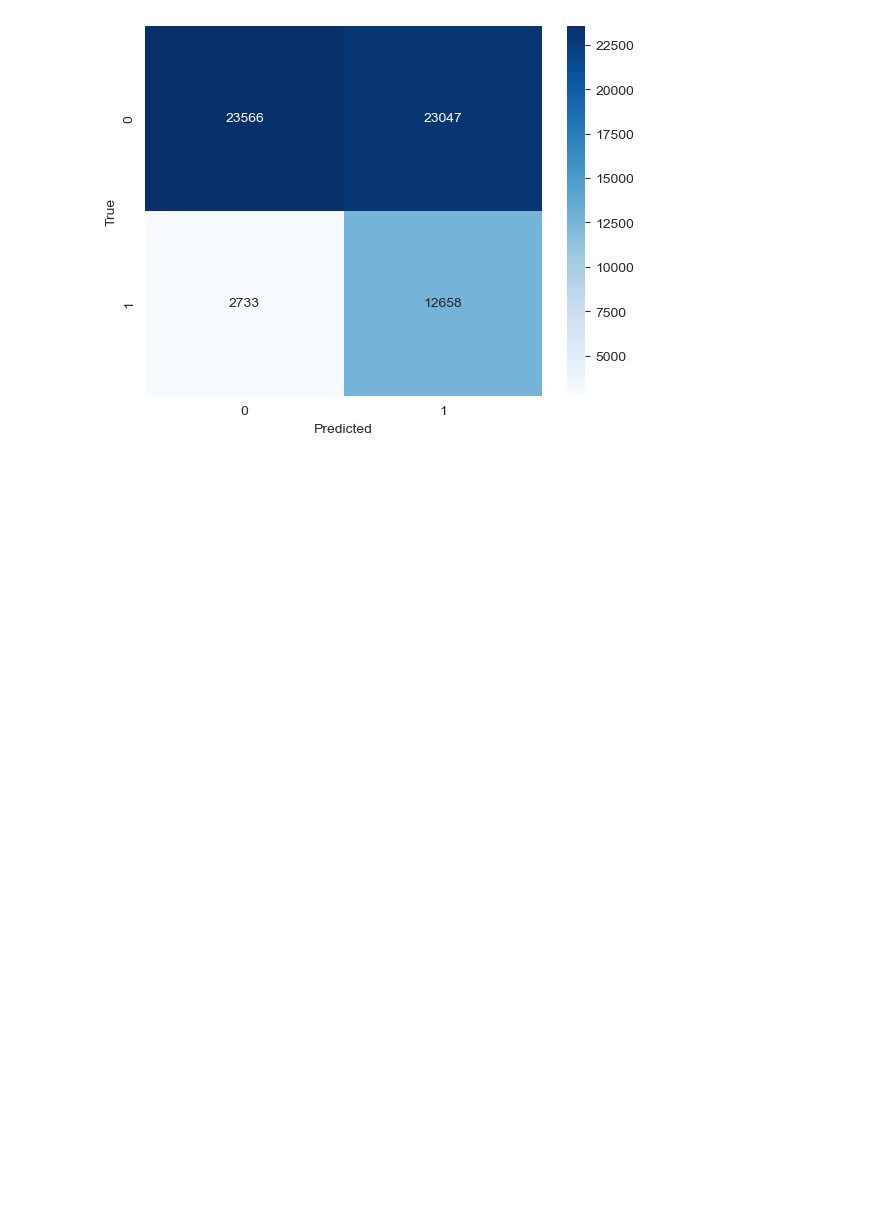
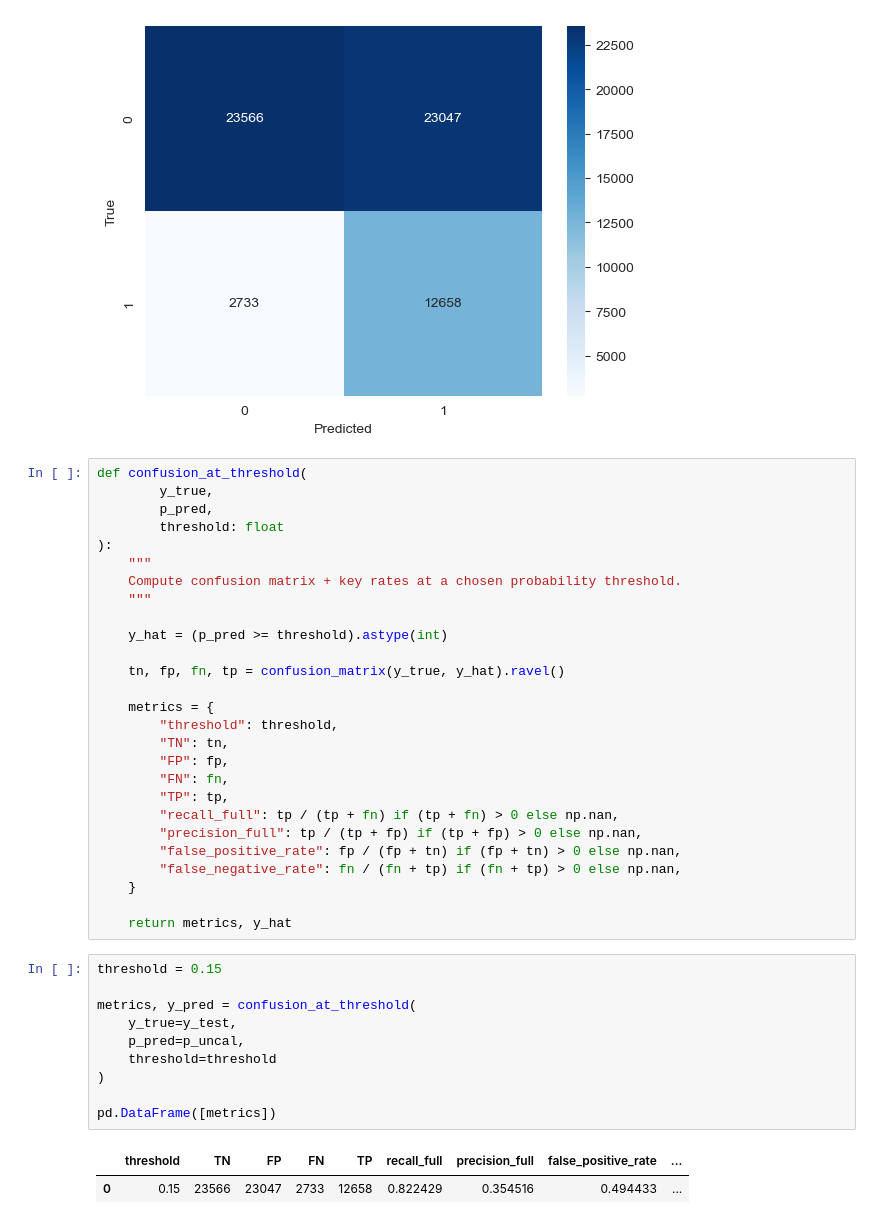
Before and after one commit to Bhavya-Budhia/TruckParking, a Jupyter notebook: Parking_avail_test.ipynb, the cells around one changed output. Cells and saved outputs as stored; diff of their text form; blank space fills up the shorter version.

```diff
--- a/Parking_avail_test.ipynb
+++ b/Parking_avail_test.ipynb
@@ -649,3 +649,43 @@ plt.ylabel("True")
 plt.show()
 # %% [output]
 [figure]
+# %%
+def confusion_at_threshold(
+        y_true,
+        p_pred,
+        threshold: float
+):
+    """
+    Compute confusion matrix + key rates at a chosen probability threshold.
+    """
+
+    y_hat = (p_pred >= threshold).astype(int)
+
+    tn, fp, fn, tp = confusion_matrix(y_true, y_hat).ravel()
+
+    metrics = {
+        "threshold": threshold,
+        "TN": tn,
+        "FP": fp,
+        "FN": fn,
+        "TP": tp,
+        "recall_full": tp / (tp + fn) if (tp + fn) > 0 else np.nan,
+        "precision_full": tp / (tp + fp) if (tp + fp) > 0 else np.nan,
+        "false_positive_rate": fp / (fp + tn) if (fp + tn) > 0 else np.nan,
+        "false_negative_rate": fn / (fn + tp) if (fn + tp) > 0 else np.nan,
+    }
+
+    return metrics, y_hat
+# %%
+threshold = 0.15
+
+metrics, y_pred = confusion_at_threshold(
+    y_true=y_test,
+    p_pred=p_uncal,
+    threshold=threshold
+)
+
+pd.DataFrame([metrics])
+# %% [output]
+|  | threshold | TN | FP | FN | TP | recall_full | precision_full | false_positive_rate | ... |
+| 0 | 0.15 | 23566 | 23047 | 2733 | 12658 | 0.822429 | 0.354516 | 0.494433 | ... |
```
Also changed, not shown: parts of 1 cell of this notebook.
